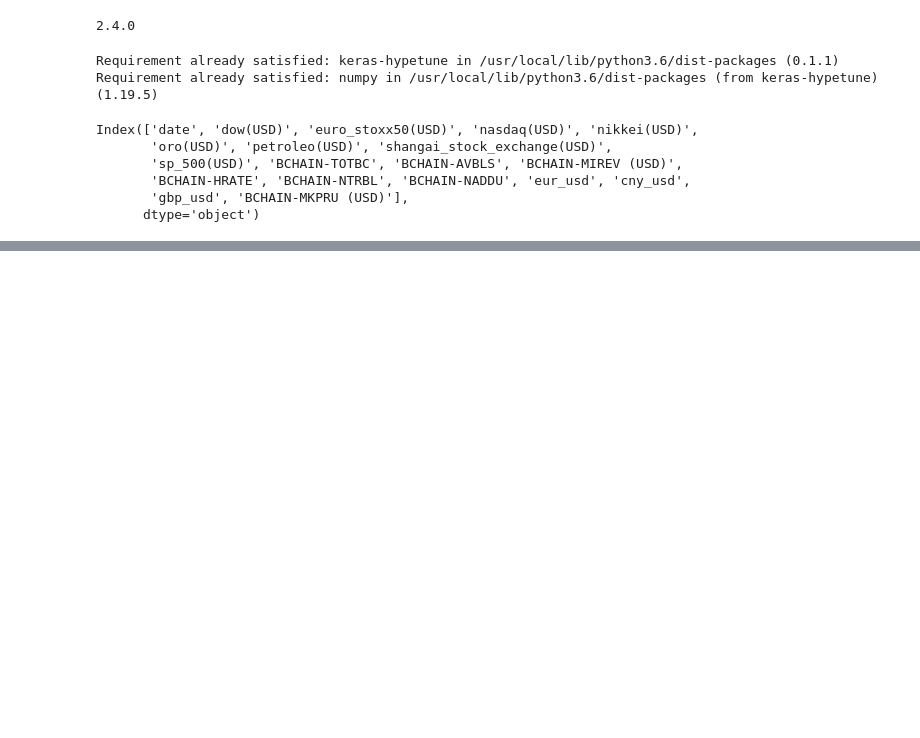
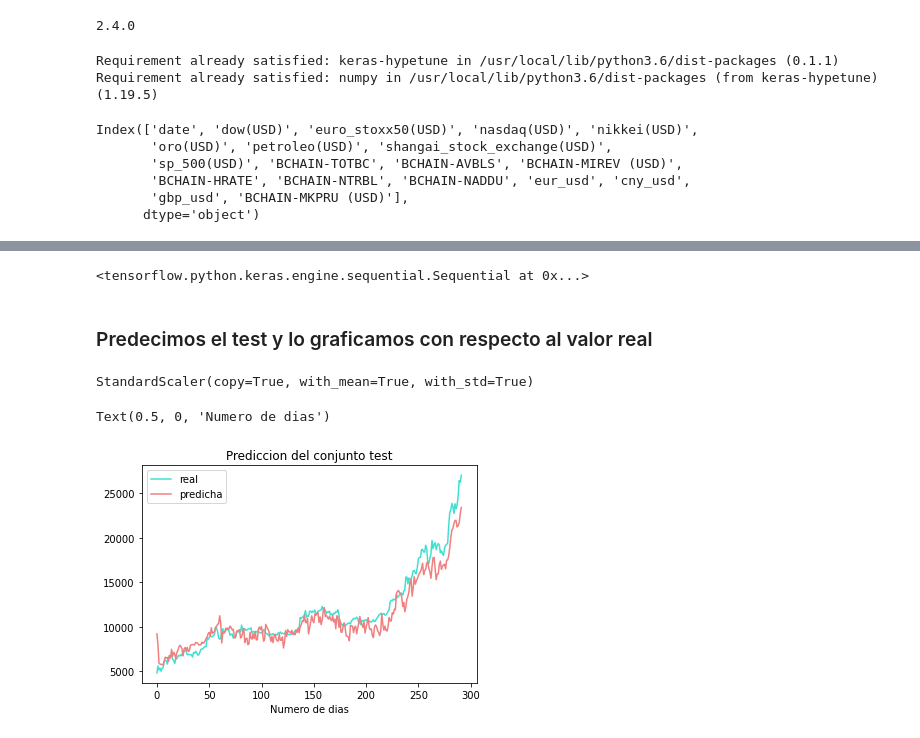
Before and after one commit to keniaCisneros/bitcoins_pricing, a Jupyter notebook: hyperparameters.ipynb, the cells around one changed output, grey strips where cells are left out. Cells and saved outputs as stored; diff of their text form; code cells hidden in the pictures; blank space fills up the shorter version.

```diff
--- a/hyperparameters.ipynb
+++ b/hyperparameters.ipynb
@@ -124,9 +138,9 @@ df.drop(['shangai_stock_exchange(USD)','petroleo(USD)','euro_stoxx50(USD)','dow(
 # %%
 train_X, train_y, test_X, test_y = get_data(df, 3)
 # %%
-params = {'dropout':[0.2, 0.3],
+params = {'dropout':[0.2, 0.15],
          'lambda':[5.0,10.0, 15.0],
-          'lstm':np.arange(20,50,10),
+          'lr':np.arange(20,50,10),
           'conv':np.arange(20,50,10),
          'epochs':1000,
          'learning_rate': [1e-4, 1e-5, 1e-6]}
@@ -143,0 +186,27 @@ Search({'dropout': 0.2, 'lambda': 10.0, 'lr': 40, 'conv': 40, 'epochs': 1000, 'l
+# %%
+kgs.best_model
+# %% [output]
+<tensorflow.python.keras.engine.sequential.Sequential at 0x...>
+# %%
+model = kgs.best_model
+model.save('modeloFinal.h5')
+# %% [markdown]
+### Predecimos el test y lo graficamos con respecto al valor real
+# %%
+values = df.iloc[1082:,1:].values
+transformer_y = StandardScaler()
+transformer_y.fit(df.iloc[1082:,-1].values.reshape(-1,1))
+# %% [output]
+StandardScaler(copy=True, with_mean=True, with_std=True)
+# %%
+y_pred=model.predict(test_X)
+y_pred_inv=transformer_y.inverse_transform(y_pred)# Transformamos a la escala real de los datos
+# %%
+plt.plot(range(0,len(test_X)),df.iloc[-len(test_X):,-1],color="turquoise",label="real")
+plt.plot(range(0,len(test_X)),y_pred_inv, color="lightcoral",label="predicha")
+plt.legend()
+plt.title("Prediccion del conjunto test")
+plt.xlabel("Numero de dias")
+# %% [output]
+Text(0.5, 0, 'Numero de dias')
+[figure, added]
```
Also changed, not shown: parts of 11 cells of this notebook, 2 other files.
